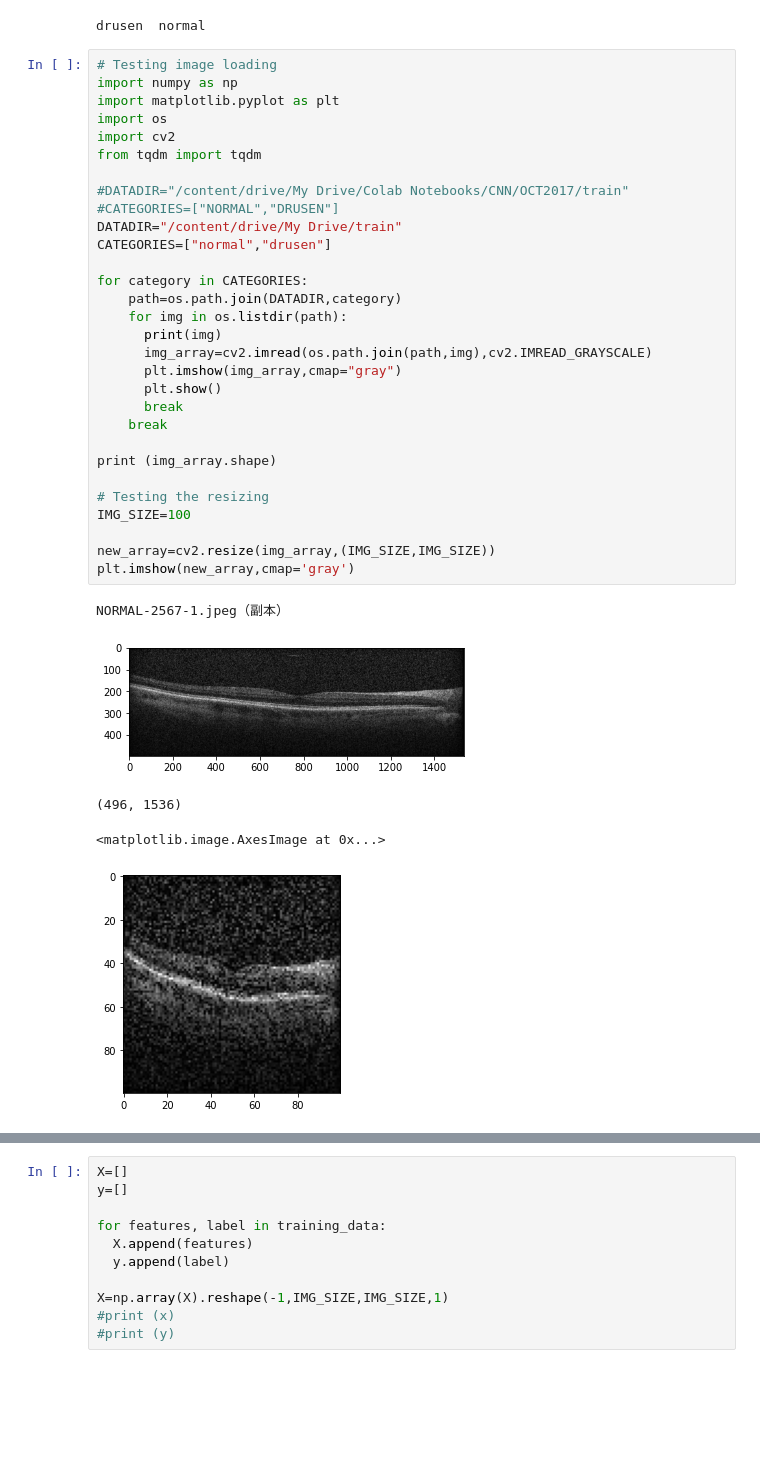
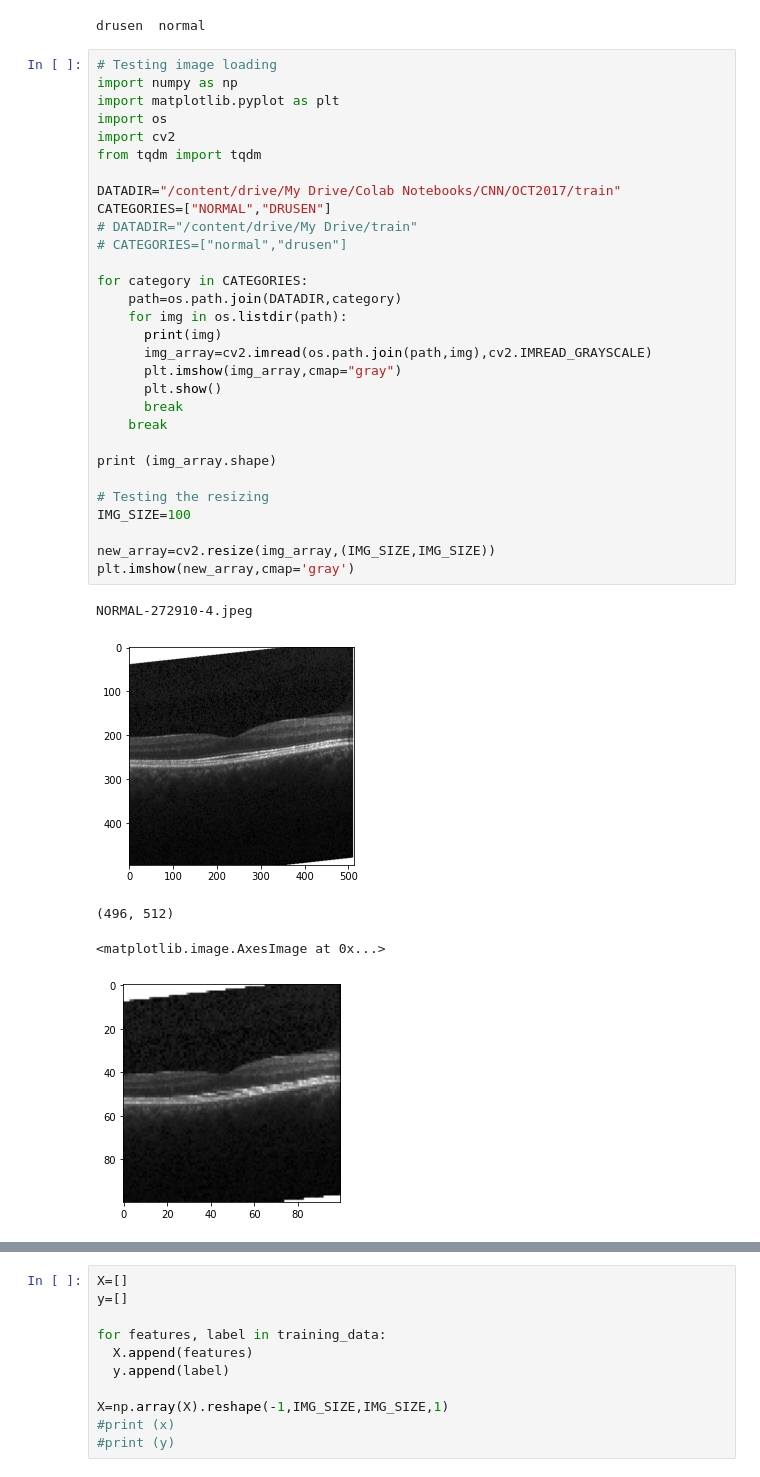
Before and after one commit to alexlin1822/EyesCase, a Jupyter notebook: current.ipynb, the cells around one changed output, grey strips where cells are left out. Cells and saved outputs as stored; diff of their text form; blank space fills up the shorter version.

```diff
--- a/current.ipynb
+++ b/current.ipynb
@@ -26,39 +26,39 @@ drusen  normal
 # %%
 # Testing image loading
 import numpy as np
 import matplotlib.pyplot as plt
 import os
 import cv2
 from tqdm import tqdm
 
-#DATADIR="/content/drive/My Drive/Colab Notebooks/CNN/OCT2017/train"
-#CATEGORIES=["NORMAL","DRUSEN"]
-DATADIR="/content/drive/My Drive/train"
-CATEGORIES=["normal","drusen"]
+DATADIR="/content/drive/My Drive/Colab Notebooks/CNN/OCT2017/train"
+CATEGORIES=["NORMAL","DRUSEN"]
+# DATADIR="/content/drive/My Drive/train"
+# CATEGORIES=["normal","drusen"]
 
 for category in CATEGORIES:
     path=os.path.join(DATADIR,category)
     for img in os.listdir(path):
       print(img)
       img_array=cv2.imread(os.path.join(path,img),cv2.IMREAD_GRAYSCALE)
       plt.imshow(img_array,cmap="gray")
       plt.show()
       break
     break
 
 print (img_array.shape)
 
 # Testing the resizing
 IMG_SIZE=100
 
 new_array=cv2.resize(img_array,(IMG_SIZE,IMG_SIZE))
 plt.imshow(new_array,cmap='gray')
 # %% [output]
-NORMAL-2567-1.jpeg（副本）
+NORMAL-272910-4.jpeg
-[figure, old version]
+[figure, new version]
-(496, 1536)
+(496, 512)
 <matplotlib.image.AxesImage at 0x...>
-[figure, old version]
+[figure, new version]
 # %%
 
 training_data = []
```
Also changed, not shown: parts of 2 cells of this notebook.
